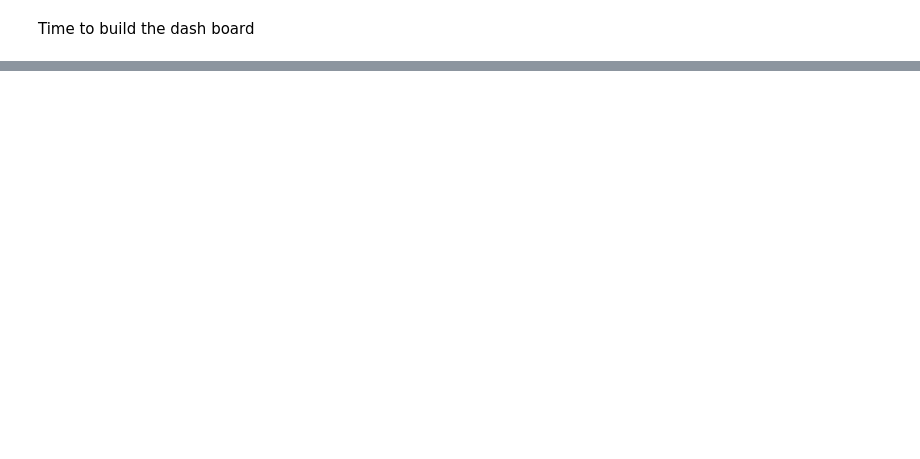
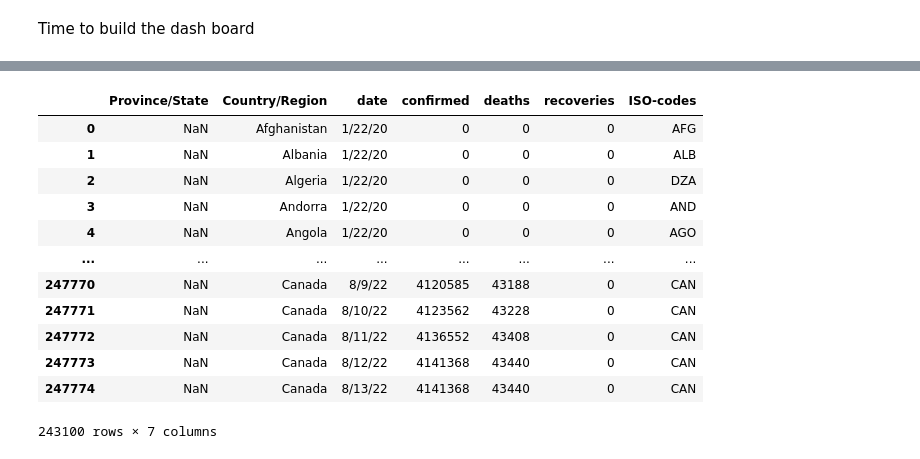
Before and after one commit to sersldmir/python_pet_projects, a Jupyter notebook: dashboard_notebook.ipynb, the cells around one changed output, grey strips where cells are left out. Cells and saved outputs as stored; diff of their text form; code cells hidden in the pictures; blank space fills up the shorter version.

```diff
--- a/dashboard_notebook.ipynb
+++ b/dashboard_notebook.ipynb
@@ -234,2 +196,0 @@ Winter Olympics 2022
-# %%
-combined_data = combined_data.drop(combined_data[combined_data['Country/Region']=='Winter Olympics 2022'].index)
@@ -296,0 +265,29 @@ Time to build the dash board
+# %%
+# building a dictionary to convert countries and omit non-country values
+omit_lst = ['Diamond Princess', 'Kosovo', 'MS Zaandam', 'Summer Olympics 2020', 'Winter Olympics 2022']
+convert_dict = {
+    'Congo (Brazzaville)': 'Congo',
+    'Congo (Kinshasa)': 'Congo',
+    "Cote d'Ivoire": "Côte d'Ivoire",
+    'Bolivia':'Bolivia, Plurinational State of',
+    'Holy See':'Holy See (Vatican City State)',
+    'Iran':'Iran, Islamic Republic of',
+    'Korea, North':"Korea, Democratic People's Republic of",
+    'Korea, South': 'Korea, Republic of',
+    'Laos':"Lao People's Democratic Republic",
+    'Micronesia':'Micronesia, Federated States of',
+    'Moldova':'Moldova, Republic of',
+    'Moldova':'Moldova, Republic of',
+    'Russia':'Russian Federation',
+    'Taiwan*':'Taiwan, Province of China',
+    'Tanzania':'Tanzania, United Republic of',
+    'US': 'United States',
+    'West Bank and Gaza': 'Israel',
+    'Burma': 'Myanmar',
+    'Venezuela':'Venezuela, Bolivarian Republic of',
+    'Vietnam':'Viet Nam'
+}
+# omitting and converting
+combined_data['Country/Region']=combined_data['Country/Region'].replace(convert_dict)
+for el in omit_lst:
+    combined_data = combined_data.drop(combined_data[combined_data['Country/Region'] == el].index)
@@ -296,0 +317,18 @@ Time to build the dash board
+# %%
+#creating ISO-codes column
+combined_data['ISO-codes'] = combined_data.apply(lambda x: pycountry_convert.country_name_to_country_alpha3(x['Country/Region']), axis=1)
+combined_data
+# %% [output]
+|  | Province/State | Country/Region | date | confirmed | deaths | recoveries | ISO-codes |
+| 0 | NaN | Afghanistan | 1/22/20 | 0 | 0 | 0 | AFG |
+| 1 | NaN | Albania | 1/22/20 | 0 | 0 | 0 | ALB |
+| 2 | NaN | Algeria | 1/22/20 | 0 | 0 | 0 | DZA |
+| 3 | NaN | Andorra | 1/22/20 | 0 | 0 | 0 | AND |
+| 4 | NaN | Angola | 1/22/20 | 0 | 0 | 0 | AGO |
+| ... | ... | ... | ... | ... | ... | ... | ... |
+| 247770 | NaN | Canada | 8/9/22 | 4120585 | 43188 | 0 | CAN |
+| 247771 | NaN | Canada | 8/10/22 | 4123562 | 43228 | 0 | CAN |
+| 247772 | NaN | Canada | 8/11/22 | 4136552 | 43408 | 0 | CAN |
+| 247773 | NaN | Canada | 8/12/22 | 4141368 | 43440 | 0 | CAN |
+| 247774 | NaN | Canada | 8/13/22 | 4141368 | 43440 | 0 | CAN |
+243100 rows × 7 columns
```
Also changed, not shown: parts of 31 cells of this notebook, 3 other files.
